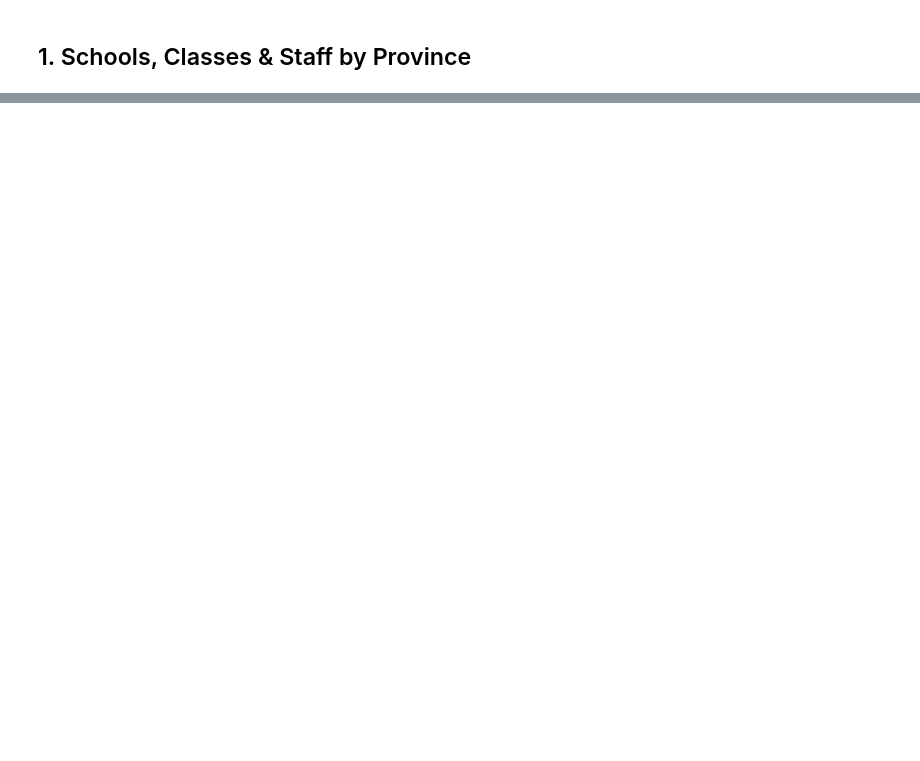
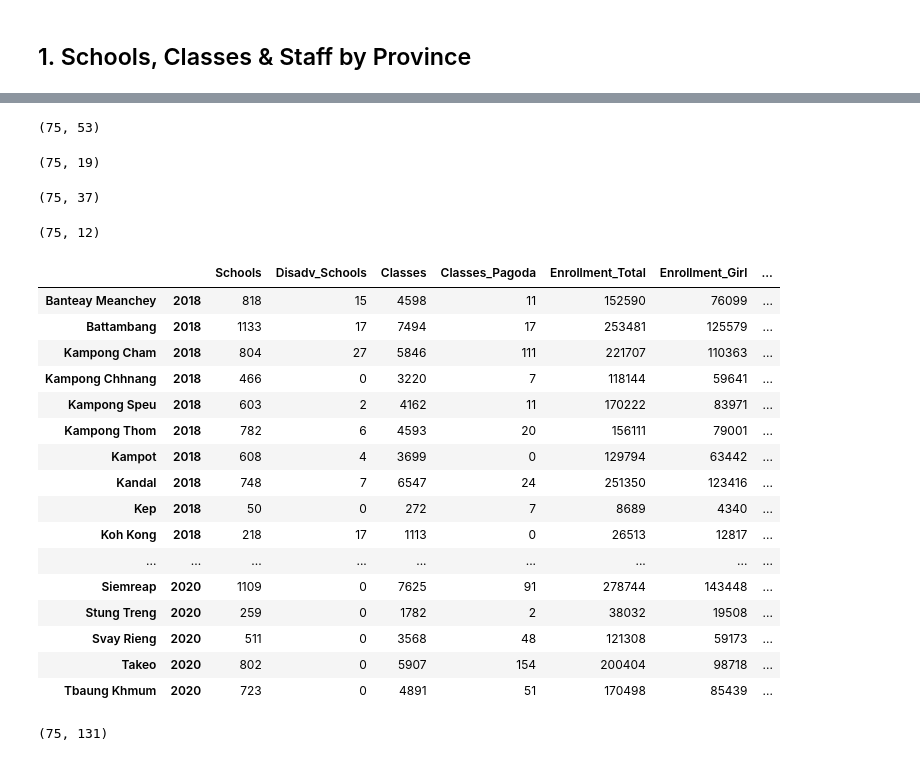
Before and after one commit to i-eat-tea/MINI_PROJECT_AMS_B_GROUP3, a Jupyter notebook: public_dashboard.ipynb, the cells around one changed output, grey strips where cells are left out. Cells and saved outputs as stored; diff of their text form; code cells hidden in the pictures; blank space fills up the shorter version.

```diff
--- a/public_dashboard.ipynb
+++ b/public_dashboard.ipynb
@@ -325,0 +299,18 @@ Whole Kingdom  2020              4.3              4.8              4.8
+# %%
+school_19_20 = pd.read_excel("organized_education_data/public_schools_2019-2020.xlsx",sheet_name='Indicators on Schools - by Prov')
+school_19_20.columns = school_name
+school_19_20 = school_19_20[3:]
+school_19_20 = school_19_20[:25]
+school_19_20=school_19_20.set_index("province")
+school_19_20 = school_19_20.astype('float64')
+school_19_20.insert(0, 'year', 2019)
+# %%
+school_18_19 = pd.read_excel("organized_education_data/public_schools_2019-2020.xlsx",sheet_name='Indicators on Schools - by Prov')
+school_18_19.columns = school_name
+school_18_19 = school_18_19[3:]
+school_18_19 = school_18_19[:25]
+school_18_19 = school_18_19.set_index("province")
+school_18_19 = school_18_19.astype('float64')
+school_18_19.insert(0, 'year', 2018)
+# %%
+school_pub = pd.concat([school_18_19,school_19_20,school_20_21])
@@ -325,0 +321,53 @@ Whole Kingdom  2020              4.3              4.8              4.8
+# %%
+combined_pub_enroll.shape
+# %% [output]
+(75, 53)
+# %%
+combined_pub_staff.shape
+# %% [output]
+(75, 19)
+# %%
+combined_pub_flow.shape
+# %% [output]
+(75, 37)
+# %%
+school_pub.shape
+# %% [output]
+(75, 12)
+# %%
+# 1. Reset the index so Province becomes a normal column
+# 2. Set a MultiIndex using both Province and Year
+combined_pub_main = combined_pub_main.reset_index().set_index(['Province', 'Year'])
+combined_pub_enroll = combined_pub_enroll.reset_index().set_index(['Province', 'Year'])
+combined_pub_staff = combined_pub_staff.reset_index().set_index(['Province', 'Year'])
+combined_pub_flow = combined_pub_flow.reset_index().set_index(['Province', 'Year'])
+school_pub = school_pub.reset_index().set_index(['province', 'year'])
+
+# Now try the concat again
+public_school_2018_2020 = pd.concat([
+    combined_pub_main,
+    combined_pub_enroll,
+    combined_pub_staff,
+    combined_pub_flow,
+    school_pub
+], axis=1)
+# %%
+public_school_2018_2020
+# %% [output]
+|  |  | Schools | Disadv_Schools | Classes | Classes_Pagoda | Enrollment_Total | Enrollment_Girl | ... |
+| Banteay Meanchey | 2018 | 818 | 15 | 4598 | 11 | 152590 | 76099 | ... |
+| Battambang | 2018 | 1133 | 17 | 7494 | 17 | 253481 | 125579 | ... |
+| Kampong Cham | 2018 | 804 | 27 | 5846 | 111 | 221707 | 110363 | ... |
+| Kampong Chhnang | 2018 | 466 | 0 | 3220 | 7 | 118144 | 59641 | ... |
+| Kampong Speu | 2018 | 603 | 2 | 4162 | 11 | 170222 | 83971 | ... |
+| Kampong Thom | 2018 | 782 | 6 | 4593 | 20 | 156111 | 79001 | ... |
+| Kampot | 2018 | 608 | 4 | 3699 | 0 | 129794 | 63442 | ... |
+| Kandal | 2018 | 748 | 7 | 6547 | 24 | 251350 | 123416 | ... |
+| Kep | 2018 | 50 | 0 | 272 | 7 | 8689 | 4340 | ... |
+| Koh Kong | 2018 | 218 | 17 | 1113 | 0 | 26513 | 12817 | ... |
+| ... | ... | ... | ... | ... | ... | ... | ... | ... |
+| Siemreap | 2020 | 1109 | 0 | 7625 | 91 | 278744 | 143448 | ... |
+| Stung Treng | 2020 | 259 | 0 | 1782 | 2 | 38032 | 19508 | ... |
+| Svay Rieng | 2020 | 511 | 0 | 3568 | 48 | 121308 | 59173 | ... |
+| Takeo | 2020 | 802 | 0 | 5907 | 154 | 200404 | 98718 | ... |
+| Tbaung Khmum | 2020 | 723 | 0 | 4891 | 51 | 170498 | 85439 | ... |
@@ -325,0 +377,4 @@ Whole Kingdom  2020              4.3              4.8              4.8
+# %%
+public_school_2018_2020.shape
+# %% [output]
+(75, 131)
```
Also changed, not shown: parts of 16 cells of this notebook, 4 other files.
